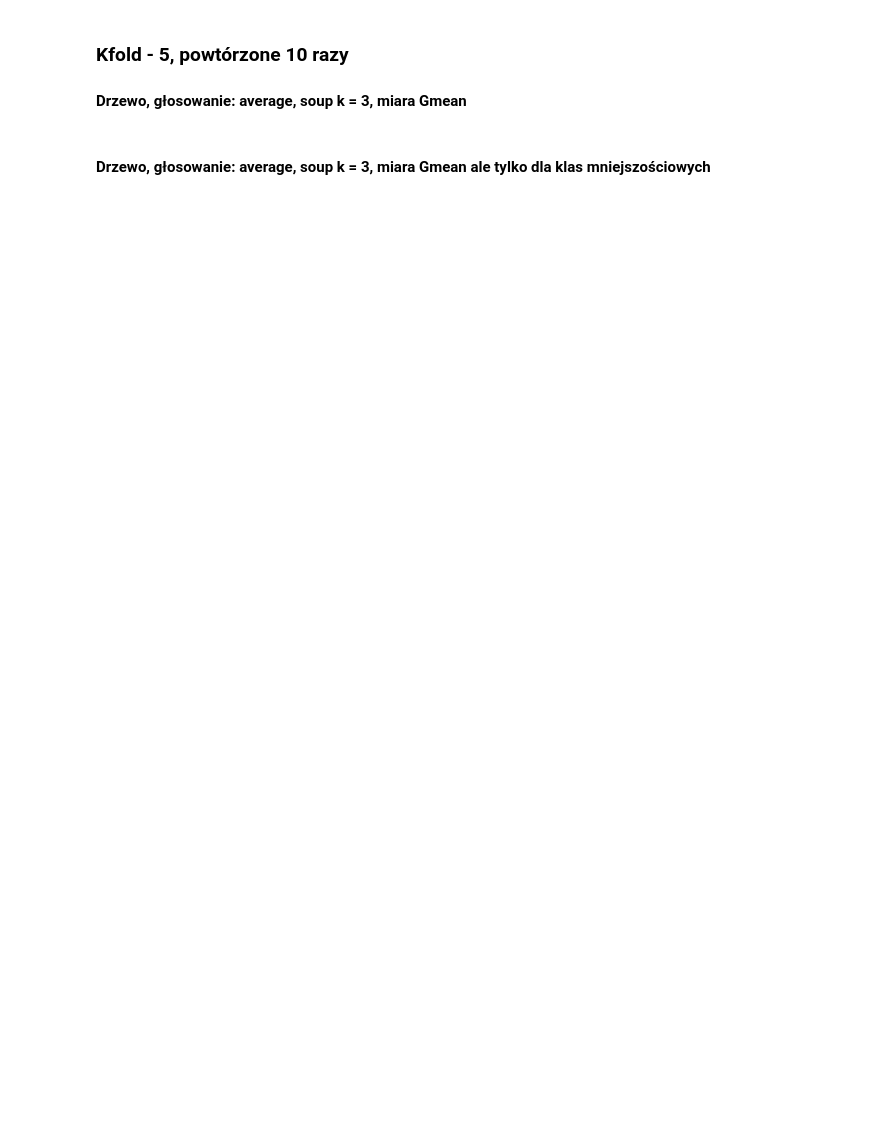
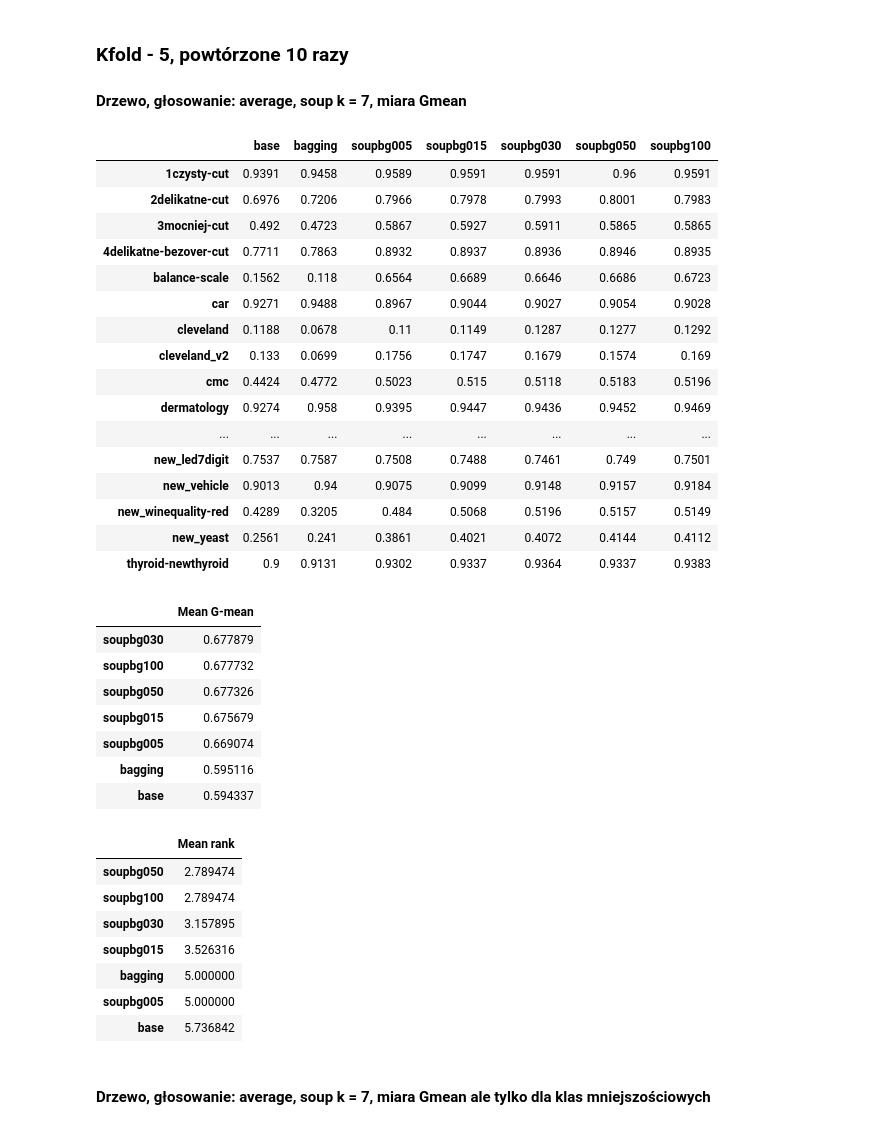
Before and after one commit to damianhorna/multi-imbalance, a Jupyter notebook: benchmarks/soupbg/soupbg.ipynb, the cells around one changed output. Cells and saved outputs as stored; diff of their text form; code cells hidden in the pictures; blank space fills up the shorter version.

```diff
--- a/benchmarks/soupbg/soupbg.ipynb
+++ b/benchmarks/soupbg/soupbg.ipynb
@@ -46,7 +45,7 @@ def bold_max(s):
     is_max = s == s.max()
     return ['font-weight: bold' if v else '' for v in is_max]
 
-def print_scores(scores, only_read_dt = False, columns=None, base=None):
+def print_scores(scores, name, only_read_dt = False, columns=None, base=None):
     df = pd.DataFrame(scores).T
     if only_read_dt:
         df = df.iloc[4:]
@@ -57,9 +56,22 @@ def print_scores(scores, only_read_dt = False, columns=None, base=None):
     df2 = df.style.apply(bold_max, axis=1)
     display(df2)
 
+    with open(f'{name}_main.tex','w') as tf:
+        tf.write(df.to_latex())
+    df.to_csv(f'{name}_main.csv')
+
     df.fillna(df.median(), inplace=True)
-    display(pd.DataFrame(df.mean().sort_values(ascending=False),columns=['Mean G-mean']))
-    display(pd.DataFrame(df.rank(axis=1,ascending=False).mean().sort_values(),columns=['Mean rank']))
+    df_median = pd.DataFrame(df.mean().sort_values(ascending=False),columns=['Mean G-mean'])
+    display(df_median)
+    df_meanrank = pd.DataFrame(df.rank(axis=1,ascending=False).mean().sort_values(),columns=['Mean rank'])
+    display(df_meanrank)
+
+    with open(f'{name}_median.tex','w') as tf:
+        tf.write(df_median.to_latex())
+    df_median.to_csv(f'{name}_median.csv')
+    with open(f'{name}_meanrank.tex','w') as tf:
+        tf.write(df_meanrank.to_latex())
+    df_meanrank.to_csv(f'{name}_meanrank.csv')
 # print_scores(scores_knn)
 # %%
 def resample_data(resample, seed, X_train, y_train, no_classes, dataset_name):
@@ -200,13 +215,47 @@ KeyboardInterrupt:
 # %% [markdown]
 ### Kfold - 5, powtórzone 10 razy
-#### Drzewo, głosowanie: average, soup k = 3, miara Gmean
+#### Drzewo, głosowanie: average, soup k = 7, miara Gmean
 # %%
 # scores
 base = pd.DataFrame(scores['g_mean_tree']).T
 columns = [i for i in clf_res_names if 'soupbg' in i]
-print_scores(scores['g_mean_tree_average'], columns=columns, base=base)
+print_scores(scores['g_mean_tree_average'], name='g_mean_tree_average_comparision', columns=columns, base=base)
+# %% [output]
+|  | base | bagging | soupbg005 | soupbg015 | soupbg030 | soupbg050 | soupbg100 |
+| 1czysty-cut | 0.9391 | 0.9458 | 0.9589 | 0.9591 | 0.9591 | 0.96 | 0.9591 |
+| 2delikatne-cut | 0.6976 | 0.7206 | 0.7966 | 0.7978 | 0.7993 | 0.8001 | 0.7983 |
+| 3mocniej-cut | 0.492 | 0.4723 | 0.5867 | 0.5927 | 0.5911 | 0.5865 | 0.5865 |
+| 4delikatne-bezover-cut | 0.7711 | 0.7863 | 0.8932 | 0.8937 | 0.8936 | 0.8946 | 0.8935 |
+| balance-scale | 0.1562 | 0.118 | 0.6564 | 0.6689 | 0.6646 | 0.6686 | 0.6723 |
+| car | 0.9271 | 0.9488 | 0.8967 | 0.9044 | 0.9027 | 0.9054 | 0.9028 |
+| cleveland | 0.1188 | 0.0678 | 0.11 | 0.1149 | 0.1287 | 0.1277 | 0.1292 |
+| cleveland_v2 | 0.133 | 0.0699 | 0.1756 | 0.1747 | 0.1679 | 0.1574 | 0.169 |
+| cmc | 0.4424 | 0.4772 | 0.5023 | 0.515 | 0.5118 | 0.5183 | 0.5196 |
+| dermatology | 0.9274 | 0.958 | 0.9395 | 0.9447 | 0.9436 | 0.9452 | 0.9469 |
+| ... | ... | ... | ... | ... | ... | ... | ... |
+| new_led7digit | 0.7537 | 0.7587 | 0.7508 | 0.7488 | 0.7461 | 0.749 | 0.7501 |
+| new_vehicle | 0.9013 | 0.94 | 0.9075 | 0.9099 | 0.9148 | 0.9157 | 0.9184 |
+| new_winequality-red | 0.4289 | 0.3205 | 0.484 | 0.5068 | 0.5196 | 0.5157 | 0.5149 |
+| new_yeast | 0.2561 | 0.241 | 0.3861 | 0.4021 | 0.4072 | 0.4144 | 0.4112 |
+| thyroid-newthyroid | 0.9 | 0.9131 | 0.9302 | 0.9337 | 0.9364 | 0.9337 | 0.9383 |
+|  | Mean G-mean |
+| soupbg030 | 0.677879 |
+| soupbg100 | 0.677732 |
+| soupbg050 | 0.677326 |
+| soupbg015 | 0.675679 |
+| soupbg005 | 0.669074 |
+| bagging | 0.595116 |
+| base | 0.594337 |
+|  | Mean rank |
+| soupbg050 | 2.789474 |
+| soupbg100 | 2.789474 |
+| soupbg030 | 3.157895 |
+| soupbg015 | 3.526316 |
+| bagging | 5.000000 |
+| soupbg005 | 5.000000 |
+| base | 5.736842 |
 # %% [markdown]
-#### Drzewo, głosowanie: average, soup k = 3, miara Gmean ale tylko dla klas mniejszościowych
+#### Drzewo, głosowanie: average, soup k = 7, miara Gmean ale tylko dla klas mniejszościowych
 # %%
 base = pd.DataFrame(scores['g_mean_tree_minority']).T
 columns = [i for i in clf_res_names if 'soupbg' in i]
```
Also changed, not shown: parts of 12 cells of this notebook, 7 other files.
